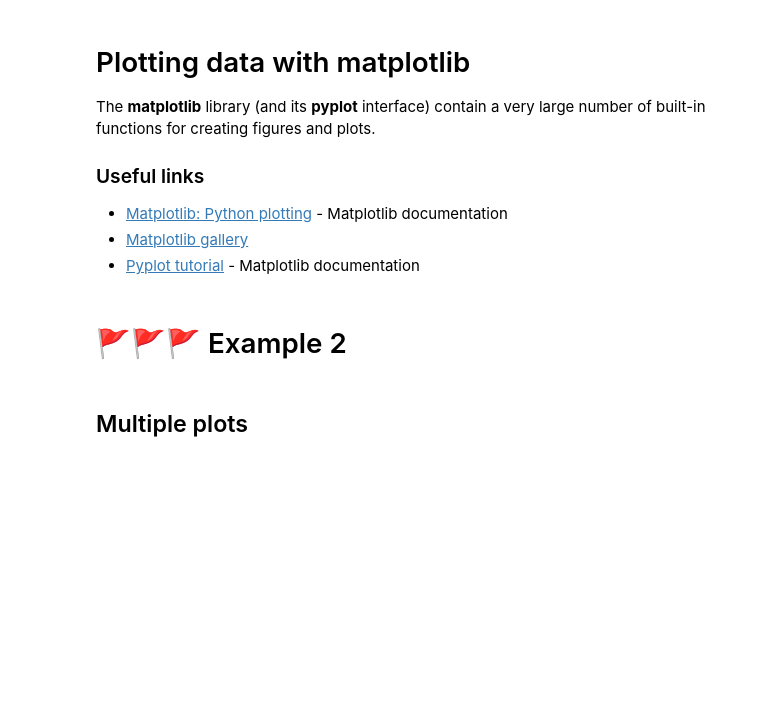
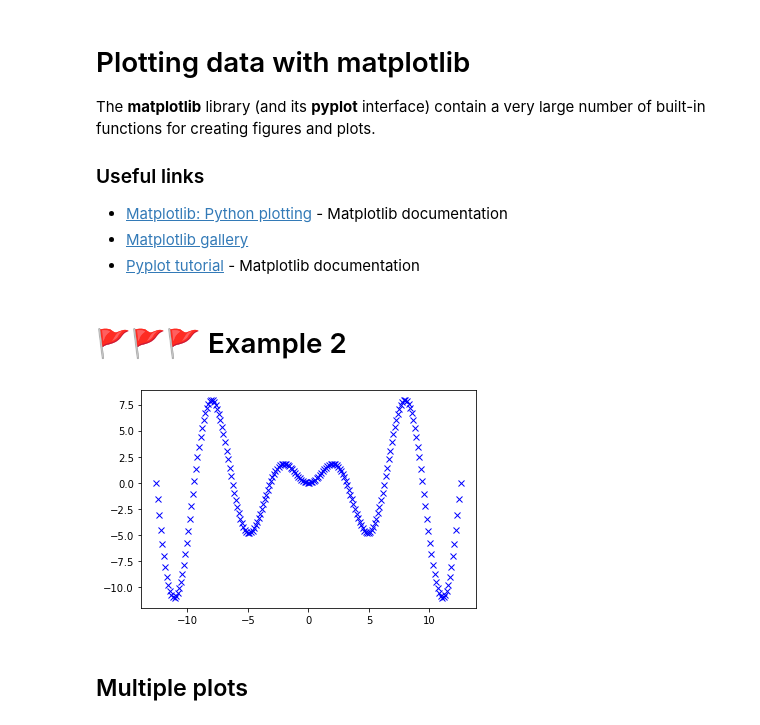
Before and after one commit to chdesvages/ddi-python-data-3feb22, a Jupyter notebook: presentation.ipynb, the cells around one changed output. Cells and saved outputs as stored; diff of their text form; code cells hidden in the pictures; blank space fills up the shorter version.

```diff
--- a/presentation.ipynb
+++ b/presentation.ipynb
@@ -136,14 +194,16 @@ import matplotlib.pyplot as plt
 # 🚩🚩🚩 Example 2
 # %%
 # Create an x-axis with 100 points
-x = np.linspace(-4*np.pi, 4*np.pi, 100)
+x = np.linspace(-4*np.pi, 4*np.pi, 200)
 
 # Evaluate the function at all these points
 y = x * np.sin(x)
 
 # Create the plot and display it
-plt.plot(x, y, 'kx')
+plt.plot(x, y, 'bx')
 plt.show()
+# %% [output]
+[figure, added]
 # %% [markdown]
 ## Multiple plots
 # %%
```
Also changed, not shown: parts of 20 cells of this notebook, 1 other file.
